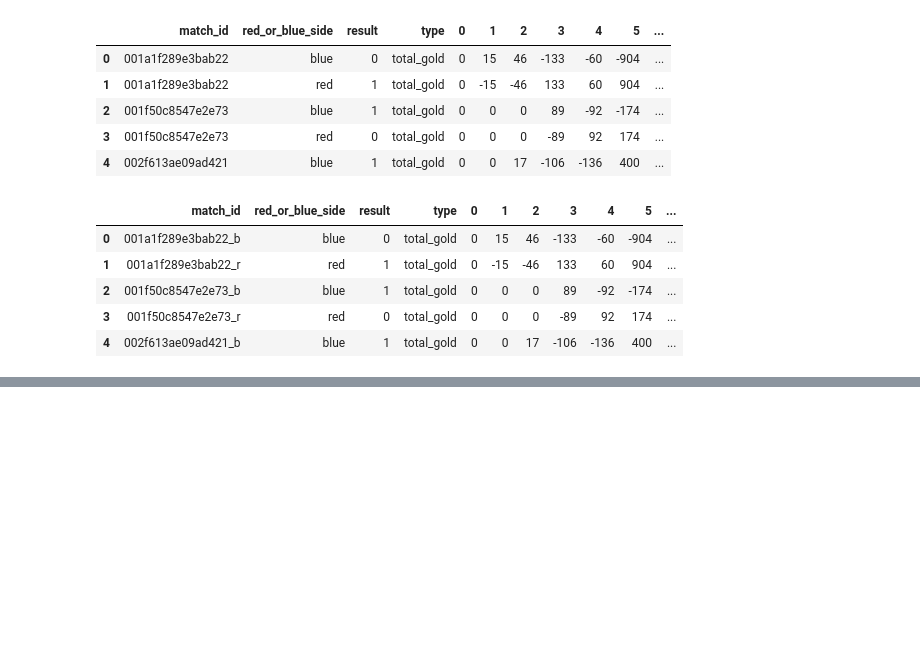
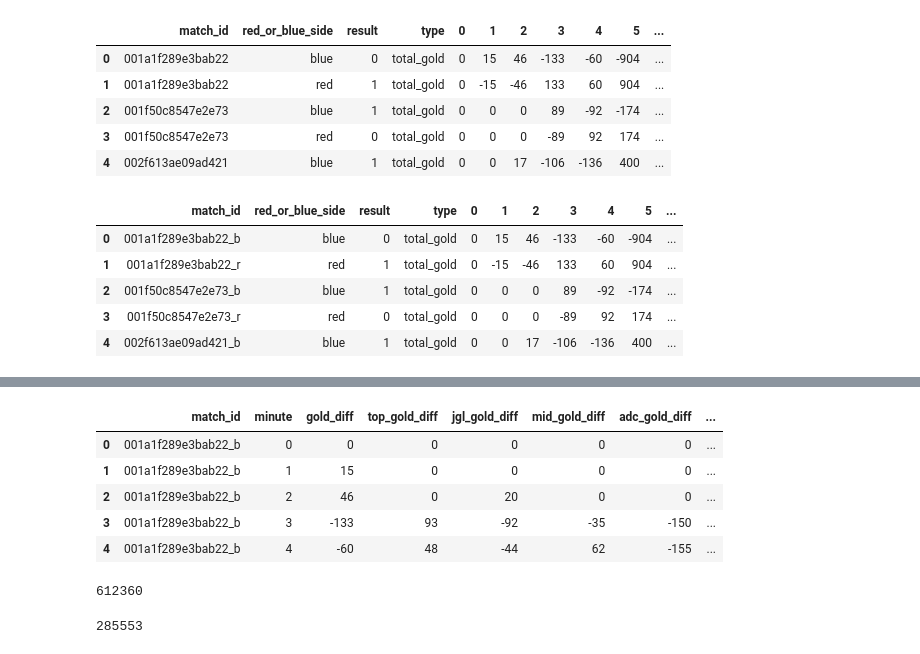
Before and after one commit to MPhillips55/Capstone_Project_2_League_of_Legends, a Jupyter notebook: Machine_Learning/Time_Series/Time_Series_Feature_Generation.ipynb, the cells around one changed output, grey strips where cells are left out. Saved outputs shown, nothing was run; the diff lists cells and outputs as text; code cells hidden in the pictures; blank space fills up the shorter version.

```diff
--- a/Machine_Learning/Time_Series/Time_Series_Feature_Generation.ipynb
+++ b/Machine_Learning/Time_Series/Time_Series_Feature_Generation.ipynb
@@ -73,0 +161,4 @@ tdf2.sort_values(['match_id', 'variable']).to_csv('tdf2.csv')
+# %%
+# begin merging all the melted df's to one
+tdf3 = pd.merge(tdf1, topdf1, on=['match_id','minute'])
+tdf3.head()
@@ -73,0 +172,3 @@ tdf2.sort_values(['match_id', 'variable']).to_csv('tdf2.csv')
+# %%
+tdf3 = pd.merge(tdf3, jdf1, on=['match_id','minute'])
+tdf3.head()
@@ -73,0 +182,3 @@ tdf2.sort_values(['match_id', 'variable']).to_csv('tdf2.csv')
+# %%
+tdf3 = pd.merge(tdf3, mdf1, on=['match_id','minute'])
+tdf3.head()
@@ -73,0 +192,3 @@ tdf2.sort_values(['match_id', 'variable']).to_csv('tdf2.csv')
+# %%
+tdf3 = pd.merge(tdf3, adf1, on=['match_id','minute'])
+tdf3.head()
@@ -73,0 +202,14 @@ tdf2.sort_values(['match_id', 'variable']).to_csv('tdf2.csv')
+# %%
+tdf3 = pd.merge(tdf3, sdf1, on=['match_id','minute'])
+tdf3.head()
+# %% [output]
+|  | match_id | minute | gold_diff | top_gold_diff | jgl_gold_diff | mid_gold_diff | adc_gold_diff | ... |
+| 0 | 001a1f289e3bab22_b | 0 | 0 | 0 | 0 | 0 | 0 | ... |
+| 1 | 001a1f289e3bab22_b | 1 | 15 | 0 | 0 | 0 | 0 | ... |
+| 2 | 001a1f289e3bab22_b | 2 | 46 | 0 | 20 | 0 | 0 | ... |
+| 3 | 001a1f289e3bab22_b | 3 | -133 | 93 | -92 | -35 | -150 | ... |
+| 4 | 001a1f289e3bab22_b | 4 | -60 | 48 | -44 | 62 | -155 | ... |
+# %%
+len(tdf3)
+# %% [output]
+612360
@@ -73,0 +222,4 @@ tdf2.sort_values(['match_id', 'variable']).to_csv('tdf2.csv')
+# %%
+len(tdf3)
+# %% [output]
+285553
```
Also changed, not shown: parts of 23 cells of this notebook, 1 other file.
